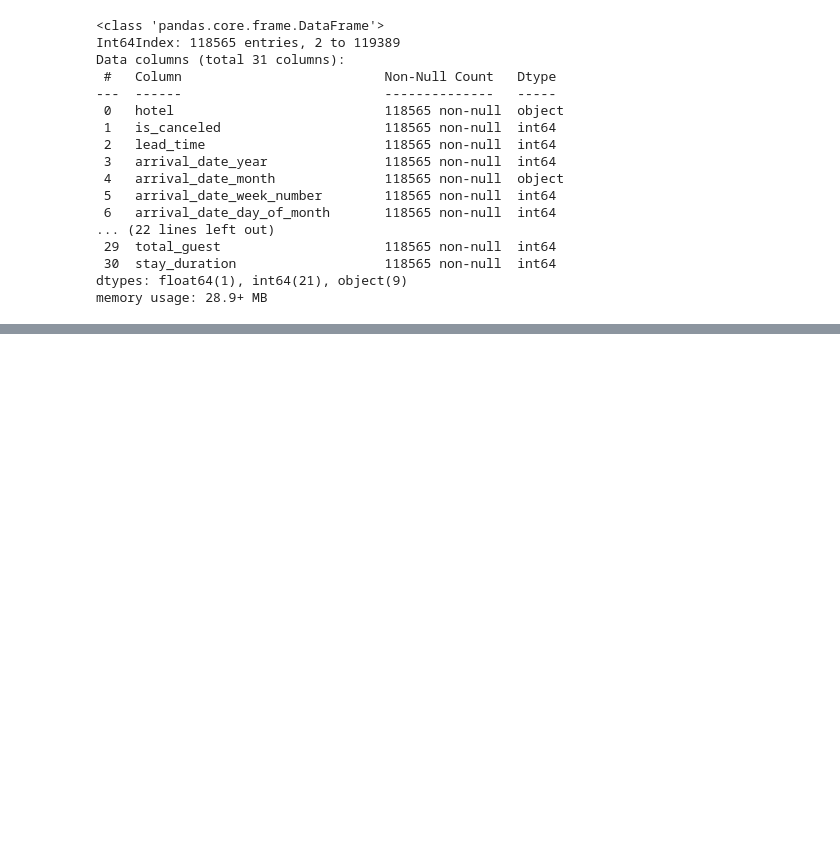
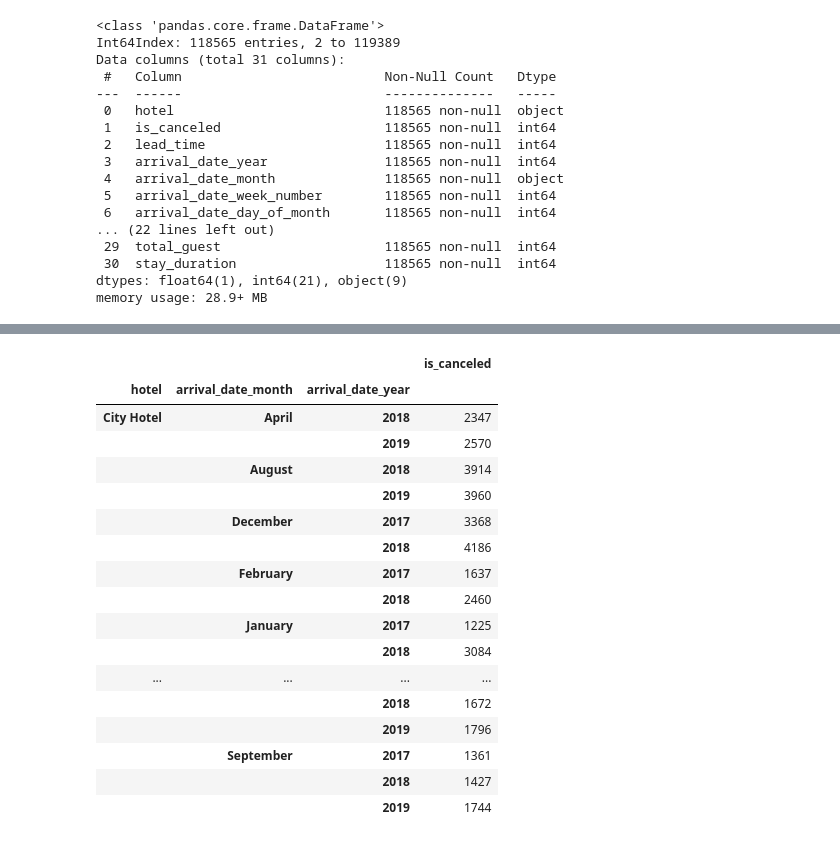
Before and after one commit to acidarrasyid/Investigate-Business-Hotel-using-Data-Visualization, a Jupyter notebook: Investigate using data visual.ipynb, the cells around one changed output, grey strips where cells are left out. Drawn from its saved outputs; the diff is of its cells as text; code cells hidden in the pictures; blank space fills up the shorter version.

```diff
--- a/Investigate using data visual.ipynb
+++ b/Investigate using data visual.ipynb
@@ -215,0 +229,21 @@ memory usage: 28.9+ MB
+# %%
+df_hotel.groupby(['hotel', 'arrival_date_month', 'arrival_date_year']).agg({'is_canceled':'count'})
+# %% [output]
+|  |  |  | is_canceled |
+| hotel | arrival_date_month | arrival_date_year |  |
+| City Hotel | April | 2018 | 2347 |
+|  |  | 2019 | 2570 |
+|  | August | 2018 | 3914 |
+|  |  | 2019 | 3960 |
+|  | December | 2017 | 3368 |
+|  |  | 2018 | 4186 |
+|  | February | 2017 | 1637 |
+|  |  | 2018 | 2460 |
+|  | January | 2017 | 1225 |
+|  |  | 2018 | 3084 |
+| ... | ... | ... | ... |
+|  |  | 2018 | 1672 |
+|  |  | 2019 | 1796 |
+|  | September | 2017 | 1361 |
+|  |  | 2018 | 1427 |
+|  |  | 2019 | 1744 |
```
Also changed, not shown: parts of 8 cells of this notebook.
